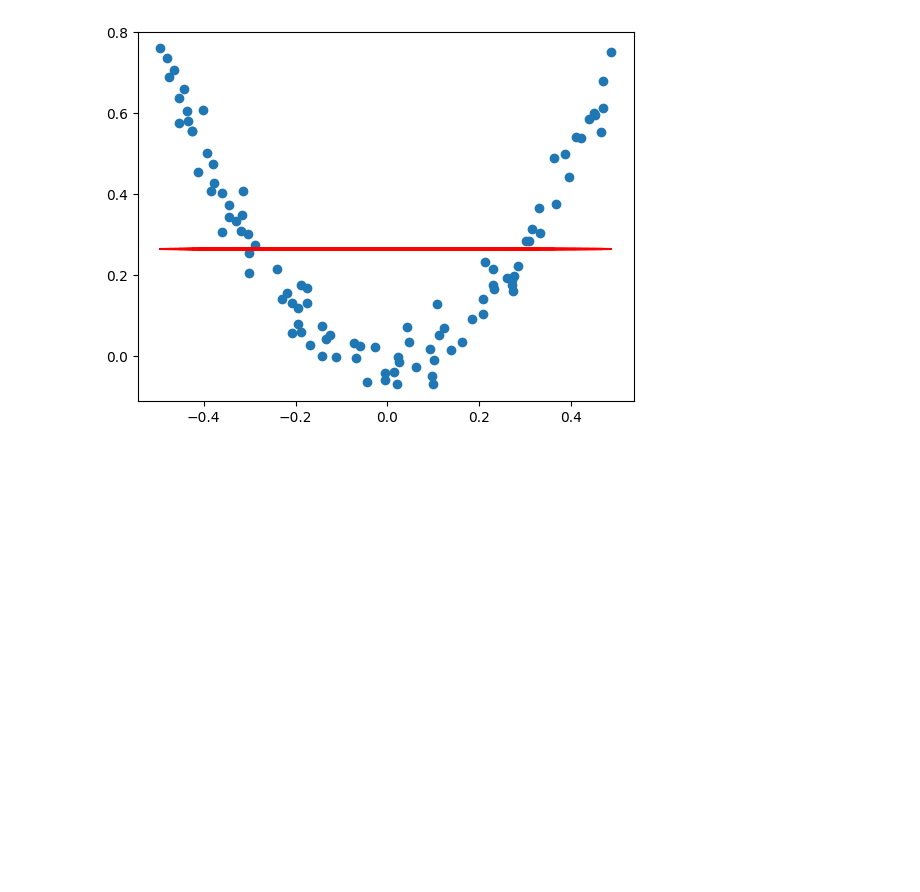
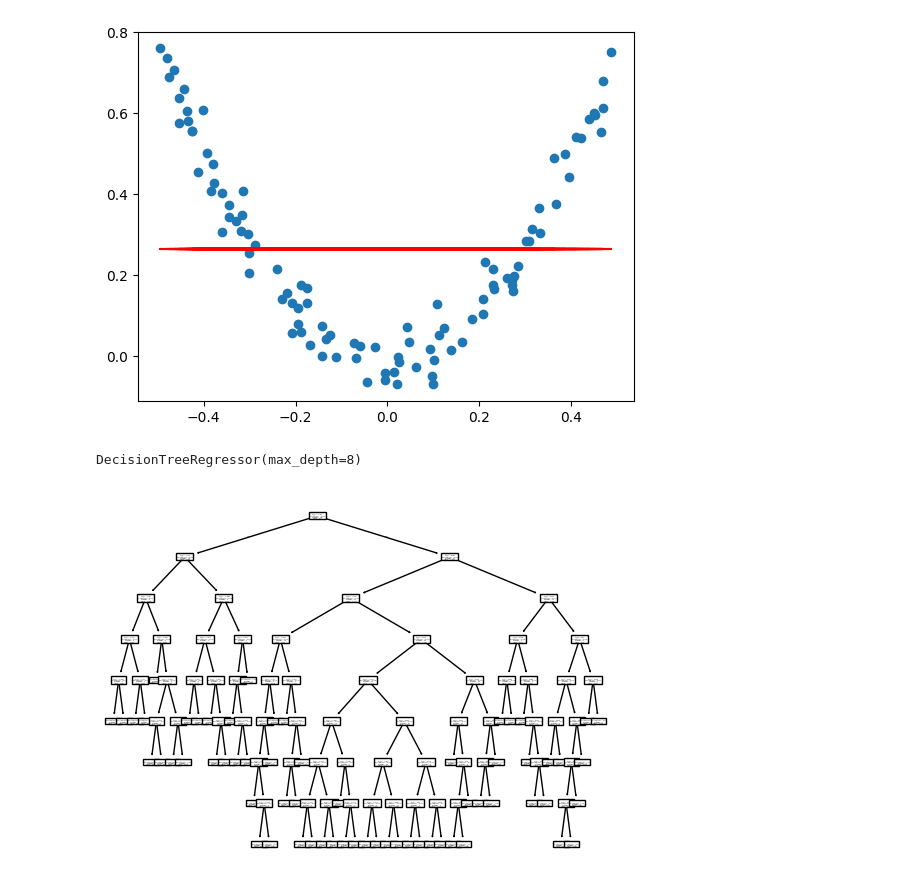
Before and after one commit to ajaykumar080286/MachineLearning, a Jupyter notebook: 55_gradient_boost_step_by_step.ipynb, the cells around one changed output. Saved outputs shown, nothing was run; the diff lists cells and outputs as text; code cells hidden in the pictures; blank space fills up the shorter version.

```diff
--- a/55_gradient_boost_step_by_step.ipynb
+++ b/55_gradient_boost_step_by_step.ipynb
@@ -82,3 +82,16 @@ plt.plot(df["X"],df["y_pred1"], color="red")
 # %% [output]
 [<matplotlib.lines.Line2D at 0x...>]
 [figure]
+# %%
+dt=DecisionTreeRegressor(max_depth=8)
+X1=df["X"].values.reshape(100,1)
+y1=df["res1"].values
+# %%
+dt.fit(X1,y1)
+# %% [output]
+DecisionTreeRegressor(max_depth=8)
+# %%
+plot_tree(dt)
+plt.show()
+# %% [output]
+[figure, added]
```
Also changed, not shown: parts of 8 cells of this notebook.
